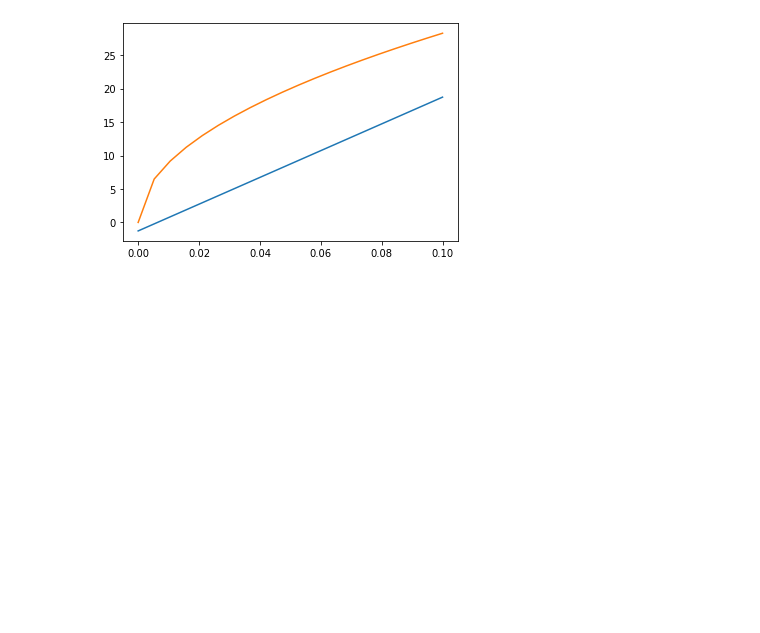
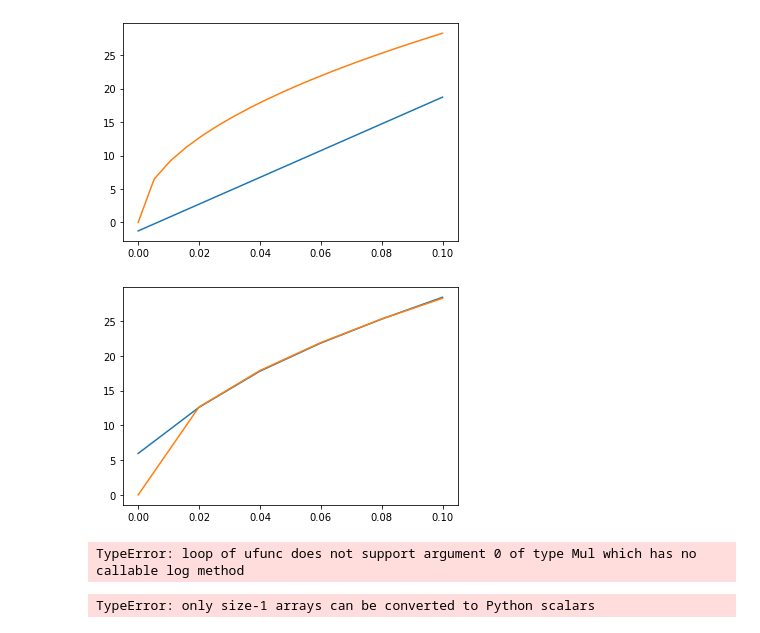
Before and after one commit to aguumg/Impermanent-Loss-Hedger, a Jupyter notebook: colabs/Replicating_portfolio_for_the_CPM.ipynb, the cells around one changed output. Saved outputs shown, nothing was run; the diff lists cells and outputs as text; code cells hidden in the pictures; blank space fills up the shorter version.

Commit message:
Cambio de payoff por precios  de opciones
Detallé más ejemplo. Intenté usar la integracion por sympy pero me tiro error  con los precios

```diff
--- a/colabs/Replicating_portfolio_for_the_CPM.ipynb
+++ b/colabs/Replicating_portfolio_for_the_CPM.ipynb
@@ -91,0 +122,61 @@ plt.show()
+# %%
+def replicator_with_option_discr_bs(m_T, m_0, K, k):
+    T = 1
+    r = 0.1
+    div = 0
+    sigma = 0.2
+    bond = value_bond(m_0, k)
+    futures = notional_future(m_0,k)*(payoff_futuro(m_T,m_0))
+    sum_calls = 0
+    sum_puts = 0
+    for i in range(1, len(K)):
+        if K[i] > m_0:
+            sum_calls = sum_calls + notional_option(K[i],K[i]-K[i-1],k)*opcion_europea_bs("C", m_T, K[i], T, r , sigma, div)
+        else:
+            sum_puts = sum_puts + notional_option(K[i],K[i]-K[i-1],k)*opcion_europea_bs("P", m_T, K[i], T, r , sigma, div)
+    return bond + futures + sum_calls + sum_puts
+# %%
+S = np.linspace(0, 0.1, 6) # rango a graficar
+m_0 = 0.05
+K = np.linspace(0.0125,0.1,8)
+k = 2000
+replicator_discr_bs = replicator_with_option_discr_bs(S,m_0,K,k)
+
+#Grafico el Strangle
+plt.plot(S, replicator_discr_bs)
+plt.plot(S, 2*np.sqrt(k*S))
+plt.show()
+# %% [output]
+[figure, added]
+# %%
+def replicador_with_option_CPM_bs (m_T, m_0, k, eps, cot_sup):
+    T = 1
+    r = 0.1
+    div = 0
+    sigma = 0.2
+    bond = value_bond(m_0, k)
+    futures = notional_future(m_0,k)*payoff_futuro(m_T,m_0)
+    x = sym.Symbol('x', real=True)
+    f_call = -(1/2)*sym.sqrt(k/(x**3))* opcion_europea_bs("C", m_T, x, T, r , sigma, div)
+    f_put = -(1/2)*sym.sqrt(k/(x**3))* opcion_europea_bs("P", m_T, x, T, r, sigma, div )
+    int_calls =sym.integrate(f_call,(x, m_0, cot_sup))
+    int_puts = sym.integrate(f_put,(x, eps, m_0))
+    return bond + futures + int_calls + int_puts
+
+replicador_with_option_CPM_bs(0.1, 0.05, 2000,0.001,1)
+# %% [output]
+TypeError: loop of ufunc does not support argument 0 of type Mul which has no callable log method
+# %%
+S = np.linspace(0, 0.1, 20) # rango a graficar
+m_0 = 0.05
+k = 2000
+eps =0.0001
+cot_sup = 0.1
+replicador_bs = replicador_with_option_CPM_bs(S, m_0, k, eps, cot_sup)
+
+#Grafico el Strangle
+plt.plot(S, replicador_bs)
+plt.plot(S, 2*np.sqrt(k*S))
+plt.show()
+# %% [output]
+TypeError: only size-1 arrays can be converted to Python scalars
```
Also changed, not shown: parts of 2 cells of this notebook.
